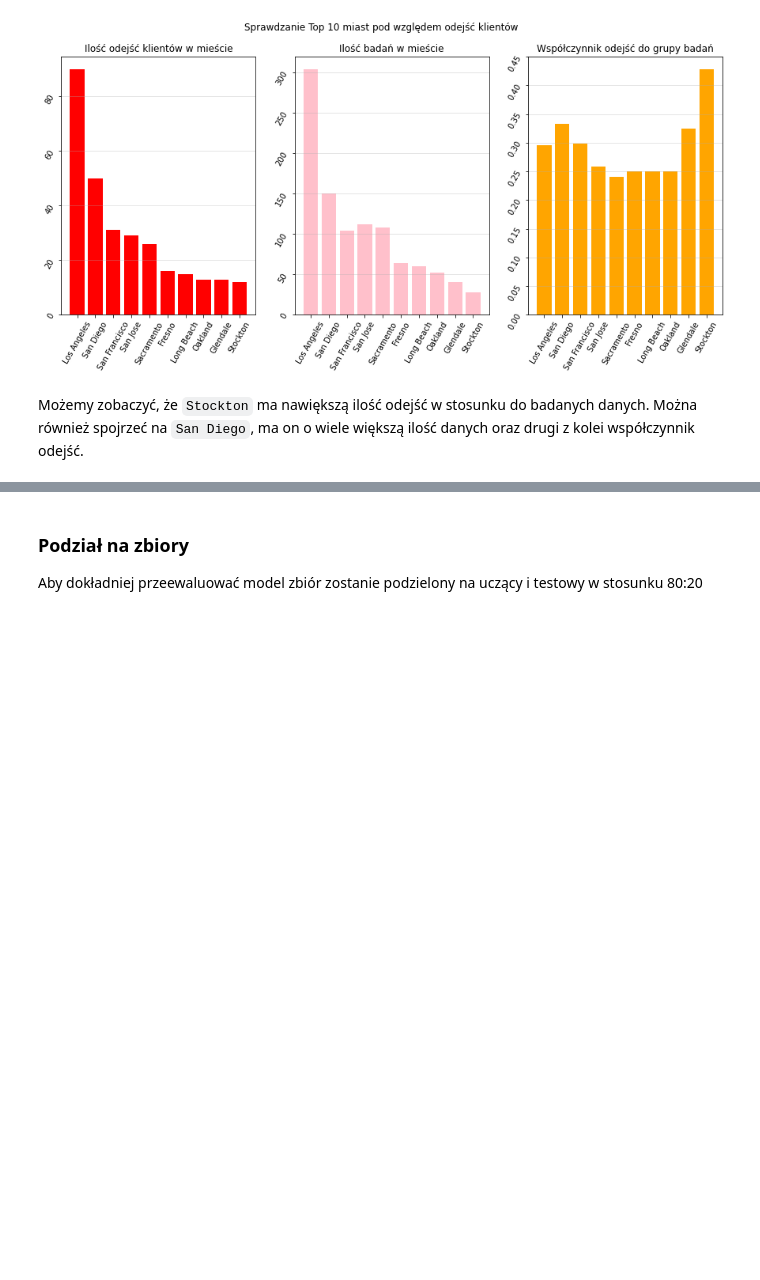
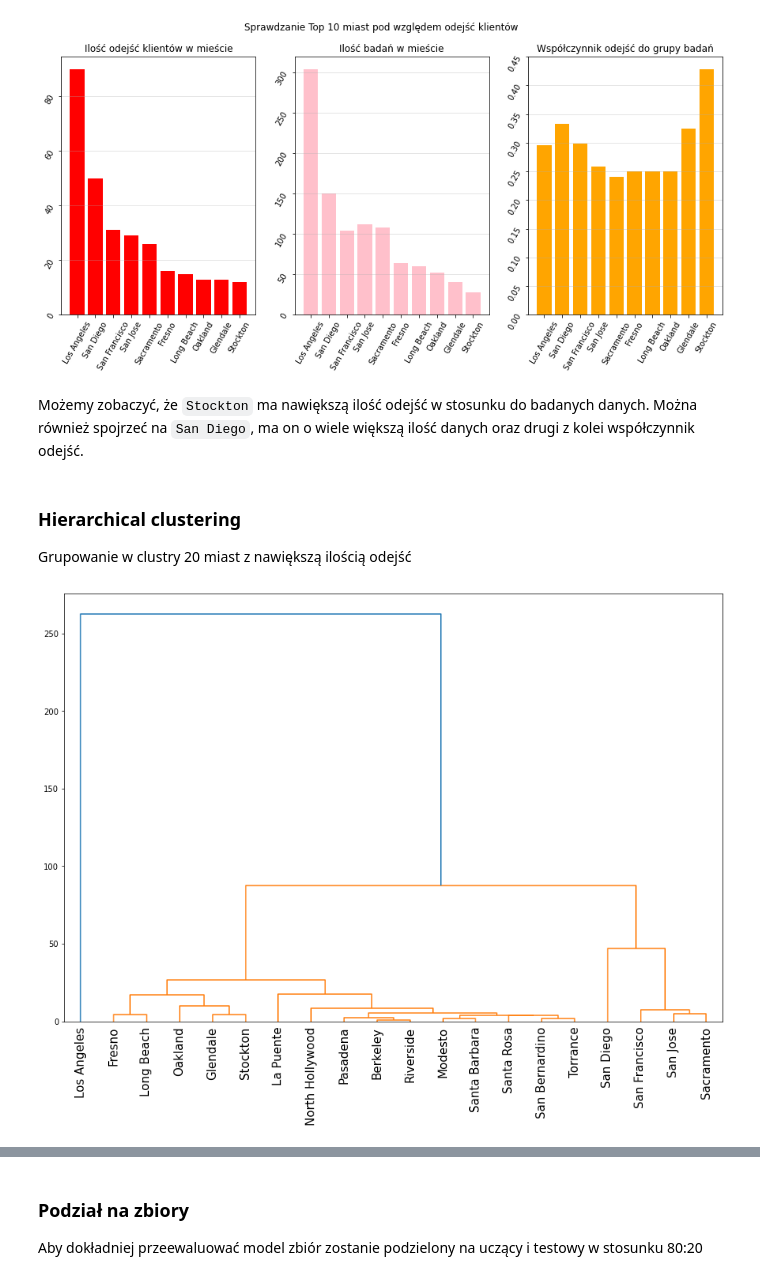
Before and after one commit to Filip-Hanasz/Projekt-Machine-Learning, a Jupyter notebook: 02_wizualizacje_i_modele.ipynb, the cells around one changed output, grey strips where cells are left out. Drawn from its saved outputs; the diff is of its cells as text; code cells hidden in the pictures; blank space fills up the shorter version.

```diff
--- a/02_wizualizacje_i_modele.ipynb
+++ b/02_wizualizacje_i_modele.ipynb
@@ -62,3 +78,6 @@ plt.show()
 # %% [markdown]
 Możemy zobaczyć, że `Stockton` ma nawiększą ilość odejść w stosunku do badanych danych. Można również spojrzeć na `San Diego`,
 ma on o wiele większą ilość danych oraz drugi z kolei współczynnik odejść.
+# %% [markdown]
+### Hierarchical clustering
+Grupowanie w clustry 20 miast z nawiększą ilością odejść
@@ -64,0 +86,17 @@ ma on o wiele większą ilość danych oraz drugi z kolei współczynnik odejś
+# %%
+values = city_churn.sort_values(by='sum', ascending=False)
+city_name = values.index[0:20]
+values.index = range(1, len(values) + 1)
+values = values[0:20]
+#values = values.drop(['comp', 'sum'], axis=1)
+
+plt.rcParams["figure.figsize"] = (15, 10)
+
+mergings = linkage(values, method='average')
+dendrogram(mergings,
+          labels = city_name,
+          leaf_rotation=90,
+          leaf_font_size=15)
+plt.show()
+# %% [output]
+[figure, added]
```
Also changed, not shown: parts of 12 cells of this notebook, 1 other file.
